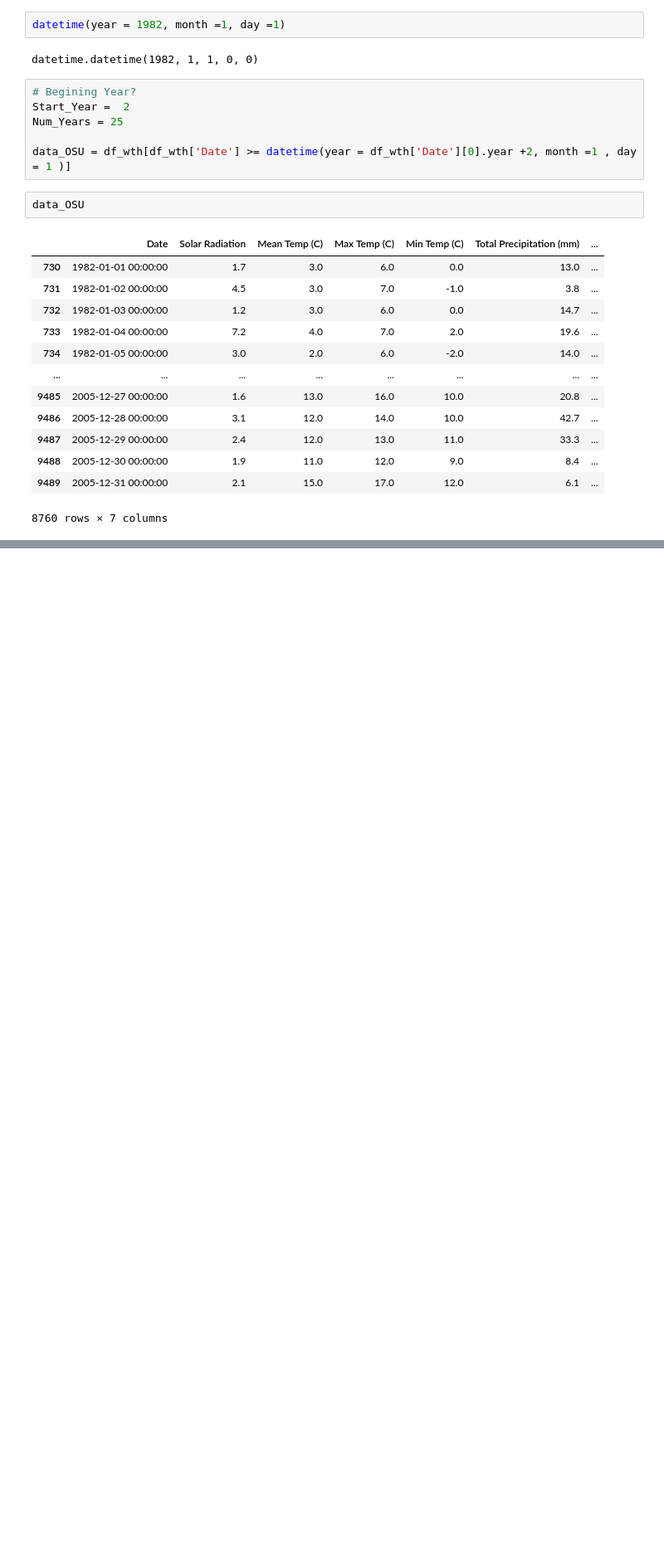
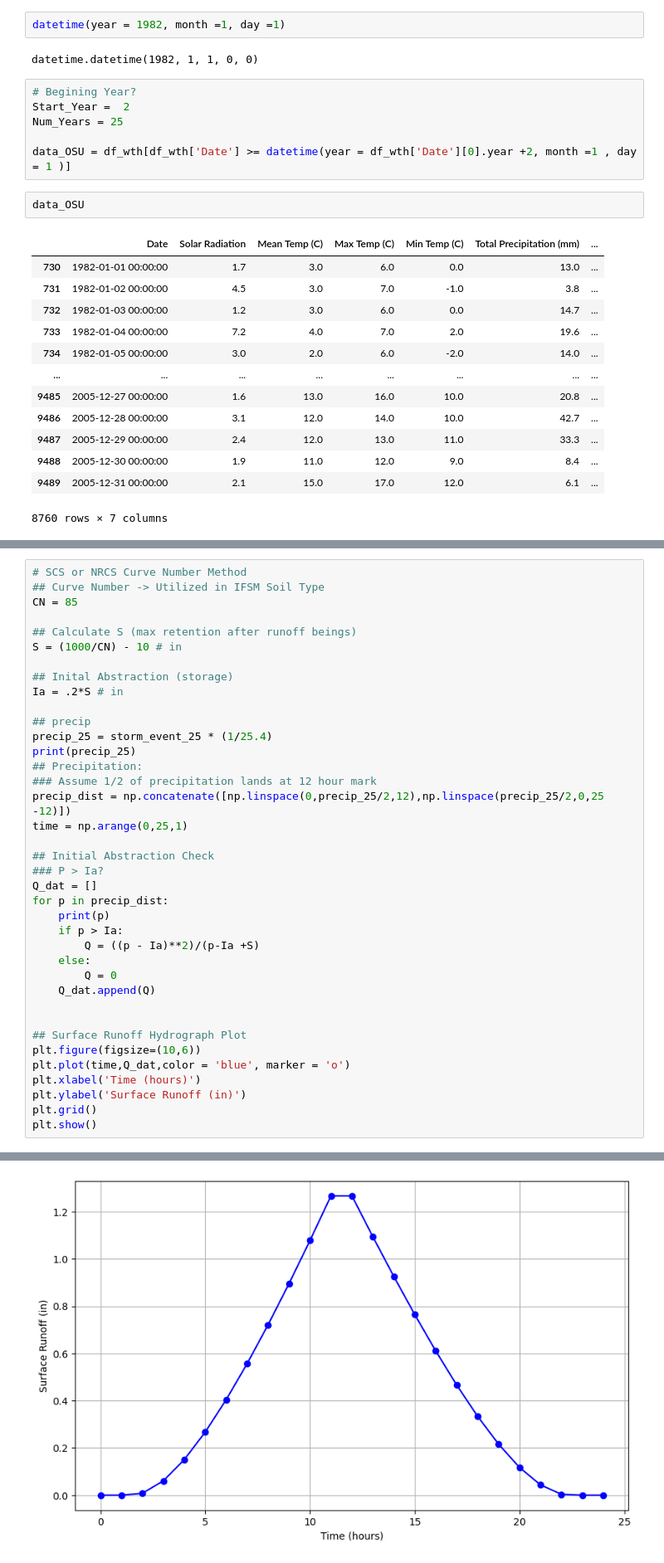
Before and after one commit to AgroSolutions-OSU/IFSM_Analysis, a Jupyter notebook: weatheranalysis.ipynb, the cells around one changed output, grey strips where cells are left out. Shown at 83% size. Saved outputs shown, nothing was run; the diff lists cells and outputs as text; blank space fills up the shorter version.

```diff
--- a/weatheranalysis.ipynb
+++ b/weatheranalysis.ipynb
@@ -182,0 +304,39 @@ plt.show()
+# %%
+# SCS or NRCS Curve Number Method
+## Curve Number -> Utilized in IFSM Soil Type
+CN = 85
+
+## Calculate S (max retention after runoff beings)
+S = (1000/CN) - 10 # in
+
+## Inital Abstraction (storage)
+Ia = .2*S # in
+
+## precip
+precip_25 = storm_event_25 * (1/25.4)
+print(precip_25)
+## Precipitation:
+### Assume 1/2 of precipitation lands at 12 hour mark
+precip_dist = np.concatenate([np.linspace(0,precip_25/2,12),np.linspace(precip_25/2,0,25 -12)])
+time = np.arange(0,25,1)
+
+## Initial Abstraction Check
+### P > Ia?
+Q_dat = []
+for p in precip_dist:
+    print(p)
+    if p > Ia:
+        Q = ((p - Ia)**2)/(p-Ia +S)
+    else:
+        Q = 0
+    Q_dat.append(Q)
+
+
+## Surface Runoff Hydrograph Plot
+plt.figure(figsize=(10,6))
+plt.plot(time,Q_dat,color = 'blue', marker = 'o')
+plt.xlabel('Time (hours)')
+plt.ylabel('Surface Runoff (in)')
+plt.grid()
+plt.show()
+# %% [output]
@@ -182,0 +360 @@ plt.show()
+[figure, added]
```
Also changed, not shown: parts of 9 cells of this notebook.
